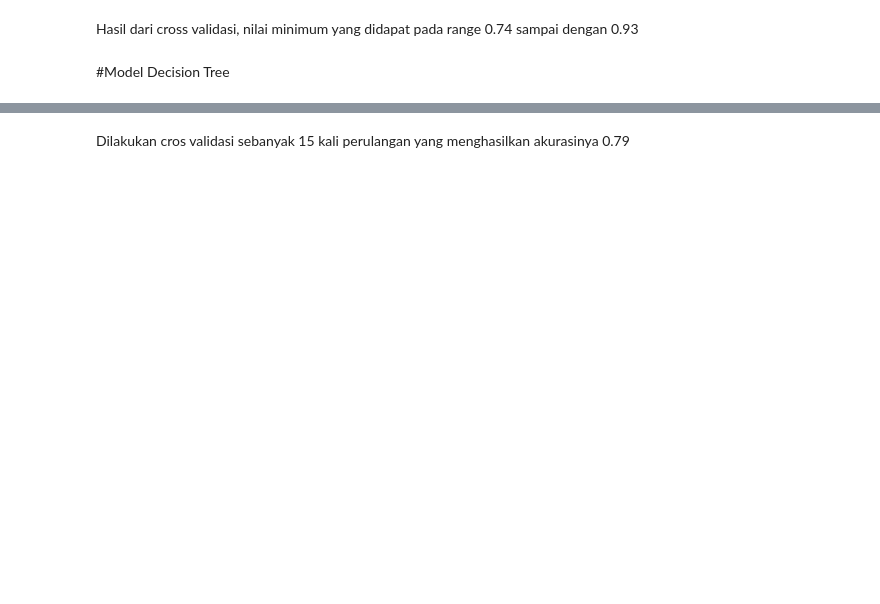
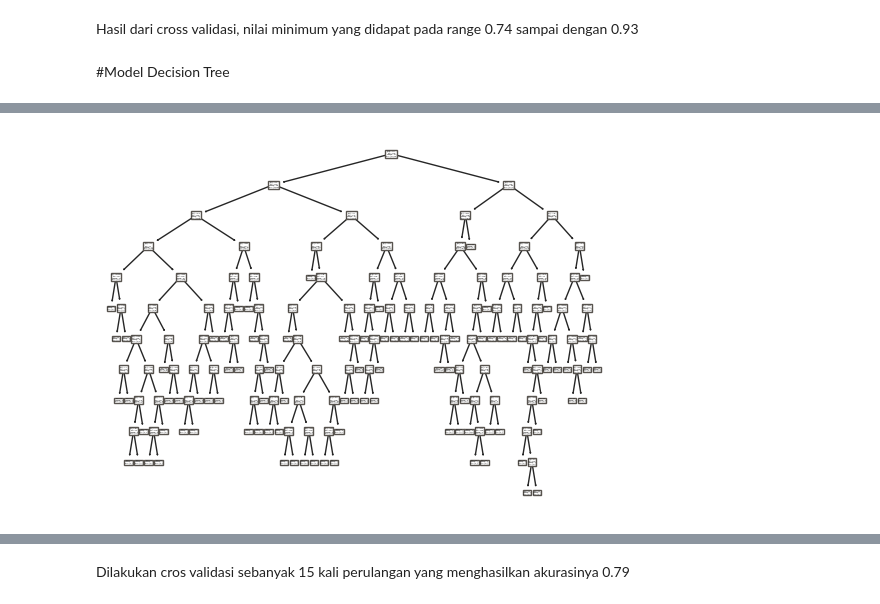
Before and after one commit to ilman79/PelatihanBNSP, a Jupyter notebook: Assesment_BNSP_Ilman_Gifari.ipynb, the cells around one changed output, grey strips where cells are left out. Drawn from its saved outputs; the diff is of its cells as text; code cells hidden in the pictures; blank space fills up the shorter version.

```diff
--- a/Assesment_BNSP_Ilman_Gifari.ipynb
+++ b/Assesment_BNSP_Ilman_Gifari.ipynb
@@ -618,3 +714,11 @@ Hasil accuracy dari model Decision Tree sebesar 0.81
+# %%
+# Warning cell ini butuh waktu Lama untuk selesai!...
+
+clf = tree.DecisionTreeClassifier(random_state=0)
+clf = clf.fit(xTrain, yTrain)
+p = tree.plot_tree(clf)
+# %% [output]
+[figure, added]
 # %%
 mulai = time.time()
 scores_dt = cross_val_score(DT, predictor, target, cv=15) # perhatikan sekarang kita menggunakan seluruh data
```
Also changed, not shown: parts of 26 cells of this notebook.
